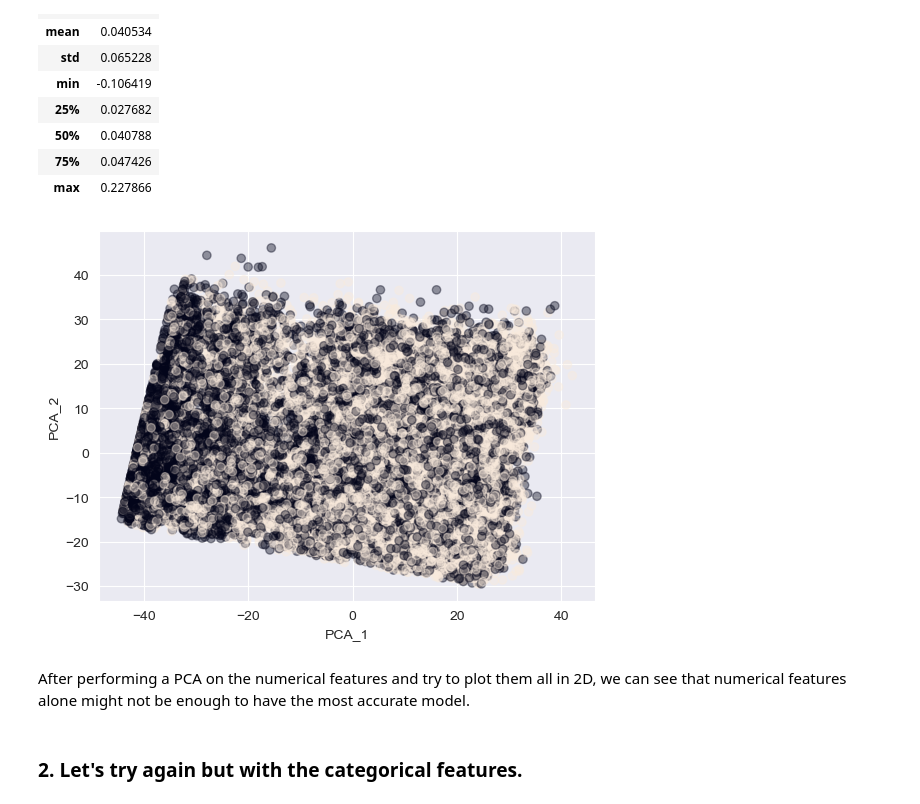
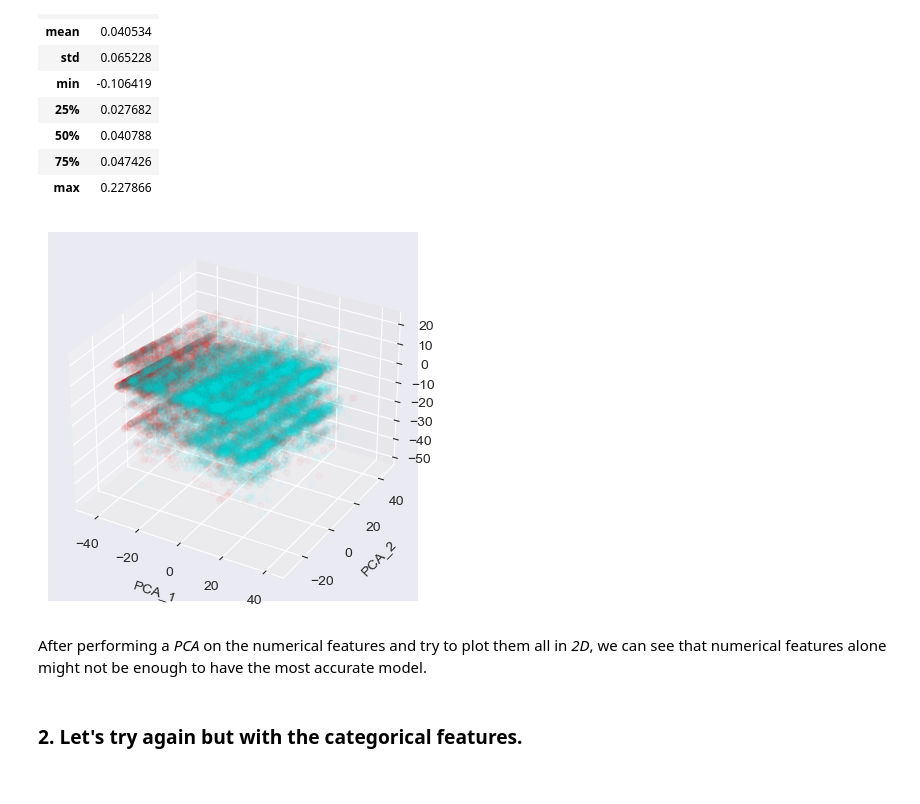
Before and after one commit to Arou03/post-HCT-Survival-Predictions, a Jupyter notebook: main.ipynb, the cells around one changed output. Drawn from its saved outputs; the diff is of its cells as text; code cells hidden in the pictures.

```diff
--- a/main.ipynb
+++ b/main.ipynb
@@ -145,15 +161,41 @@ from sklearn.decomposition import PCA
 # %%
 tmp_x_num = KNNImputer(missing_values=np.nan).fit_transform(X_df_num)
+# %%
+colors = {0: 'red', 1: 'cyan'}
+# %%
+X_2dim = KernelPCA(n_components=2, kernel='rbf').fit_transform(tmp_x_num)
+
+X_2dim_group = pd.DataFrame(X_2dim.copy())
+X_2dim_group.rename({0 : 'PC1', 1 : 'PC2'}, inplace=True, axis='columns')
+X_2dim_group['y'] = y
+X_2dim_group = X_2dim_group.groupby('y')
+
+for index in [0, 1]:
+    plt.scatter(X_2dim_group.get_group(index)['PC1'], X_2dim_group.get_group(index)['PC2'], c=colors[index], alpha=0.025)
+plt.xlabel('PCA_1')
+plt.ylabel('PCA_2')
+plt.show()
 # %%
-X_2dim = PCA(n_components=2).fit_transform(tmp_x_num)
-plt.scatter(X_2dim[:, 0], X_2dim[:, 1], c=y, alpha=.4)
-plt.xlabel('PCA_1')
-plt.ylabel('PCA_2')
+X_3dim = PCA(n_components=3).fit_transform(tmp_x_num)
+
+X_3dim_group = pd.DataFrame(X_3dim.copy())
+X_3dim_group.rename({0 : 'PC1', 1 : 'PC2', 2 : 'PC3'}, inplace=True, axis='columns')
+X_3dim_group['y'] = y
+X_3dim_group = X_3dim_group.groupby('y')
+
+fig = plt.figure()
+ax = fig.add_subplot(projection='3d')
+
+for index in [1, 0]:
+    ax.scatter(X_3dim_group.get_group(index)['PC1'], X_3dim_group.get_group(index)['PC2'], X_3dim_group.get_group(index)['PC3'], c=colors[index], alpha=0.025)
+ax.set_xlabel('PCA_1')
+ax.set_ylabel('PCA_2')
+ax.set_zlabel('PCA_3')
 plt.show()
 # %% [output]
-[figure, old version]
+[figure, new version]
 # %% [markdown]
-After performing a PCA on the numerical features and try to plot them all in 2D, we can see that numerical features alone might not be enough to have the most accurate model.
+After performing a *PCA* on the numerical features and try to plot them all in *2D*, we can see that numerical features alone might not be enough to have the most accurate model.
 # %% [markdown]
 ### 2. Let's try again but with the categorical features.
 # %%
```
Also changed, not shown: parts of 7 cells of this notebook.
